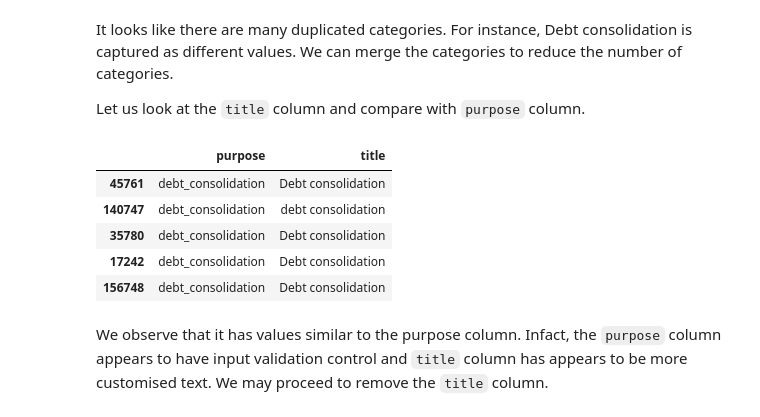
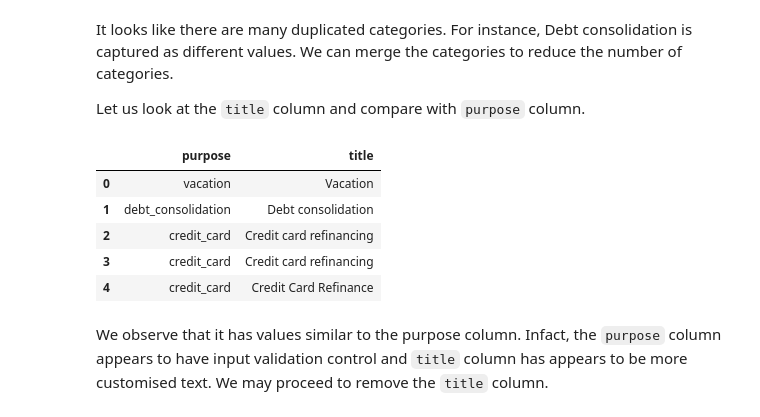
Before and after one commit to botchavs/capstone, a Jupyter notebook: Capstone_working.ipynb, the cells around one changed output. Saved outputs shown, nothing was run; the diff lists cells and outputs as text; code cells hidden in the pictures.

```diff
--- a/Capstone_working.ipynb
+++ b/Capstone_working.ipynb
@@ -369,14 +376,14 @@ It looks like there are many duplicated categories. For instance, Debt consolida
 
 Let us look at the `title` column and compare with `purpose` column.
 # %%
-raw_df[['purpose','title']].sample(5)
+raw_df[['purpose','title']].head()
 # %% [output]
 |  | purpose | title |
-| 45761 | debt_consolidation | Debt consolidation |
-| 140747 | debt_consolidation | debt consolidation |
-| 35780 | debt_consolidation | Debt consolidation |
-| 17242 | debt_consolidation | Debt consolidation |
-| 156748 | debt_consolidation | Debt consolidation |
+| 0 | vacation | Vacation |
+| 1 | debt_consolidation | Debt consolidation |
+| 2 | credit_card | Credit card refinancing |
+| 3 | credit_card | Credit card refinancing |
+| 4 | credit_card | Credit Card Refinance |
 # %% [markdown]
 We observe that it has values similar to the purpose column. Infact, the `purpose` column appears to have input validation control and `title` column has appears to be more customised text. We may proceed to remove the `title` column.
 # %%
```
Also changed, not shown: parts of 61 cells of this notebook.
